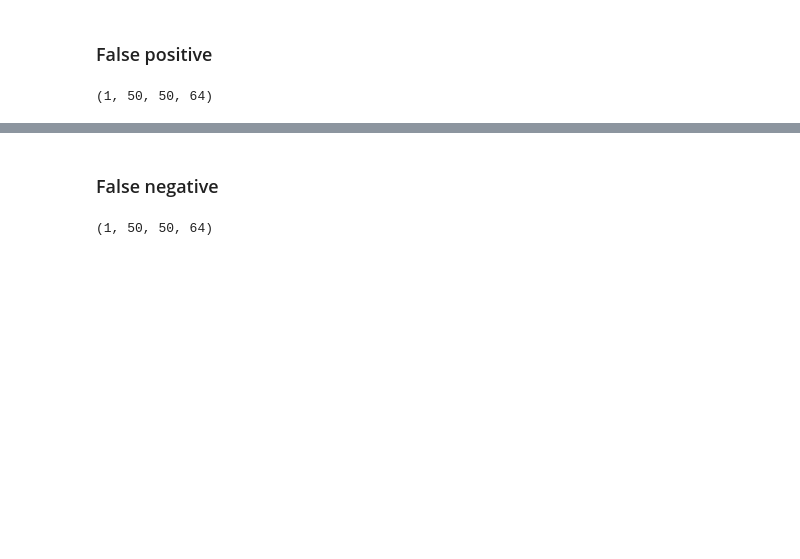
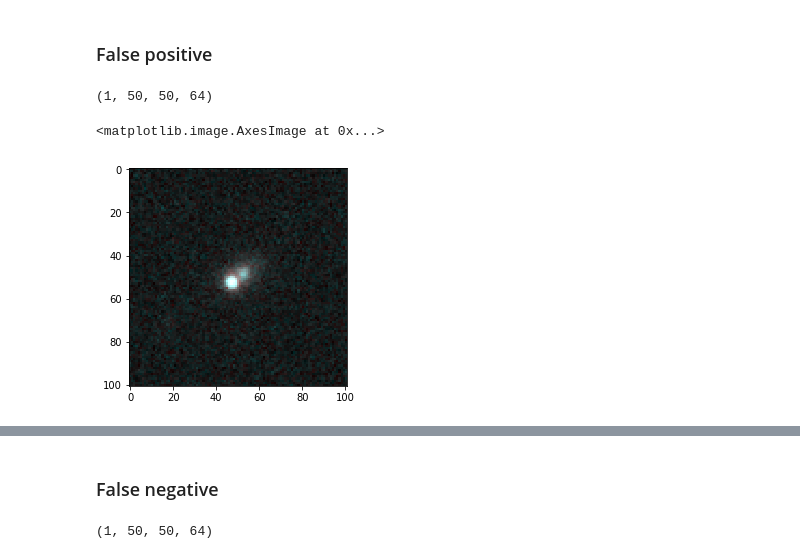
Before and after one commit to agoila/strong-lenses, a Jupyter notebook: Visualization.ipynb, the cells around one changed output, grey strips where cells are left out. Saved outputs shown, nothing was run; the diff lists cells and outputs as text; code cells hidden in the pictures; blank space fills up the shorter version.

```diff
--- a/Visualization.ipynb
+++ b/Visualization.ipynb
@@ -237,6 +268,12 @@ first_layer_activation = actn_model(img_tensor, model)[0]
 first_layer_activation.shape
 # %% [output]
 (1, 50, 50, 64)
+# %%
+img = PIL.Image.fromarray(data[122][:,:,:3])
+plt.imshow(img)
+# %% [output]
+<matplotlib.image.AxesImage at 0x...>
+[figure, added]
 # %%
 plot_activations(first_layer_activation, 15)
 # %% [output]
```
Also changed, not shown: parts of 18 cells of this notebook.
